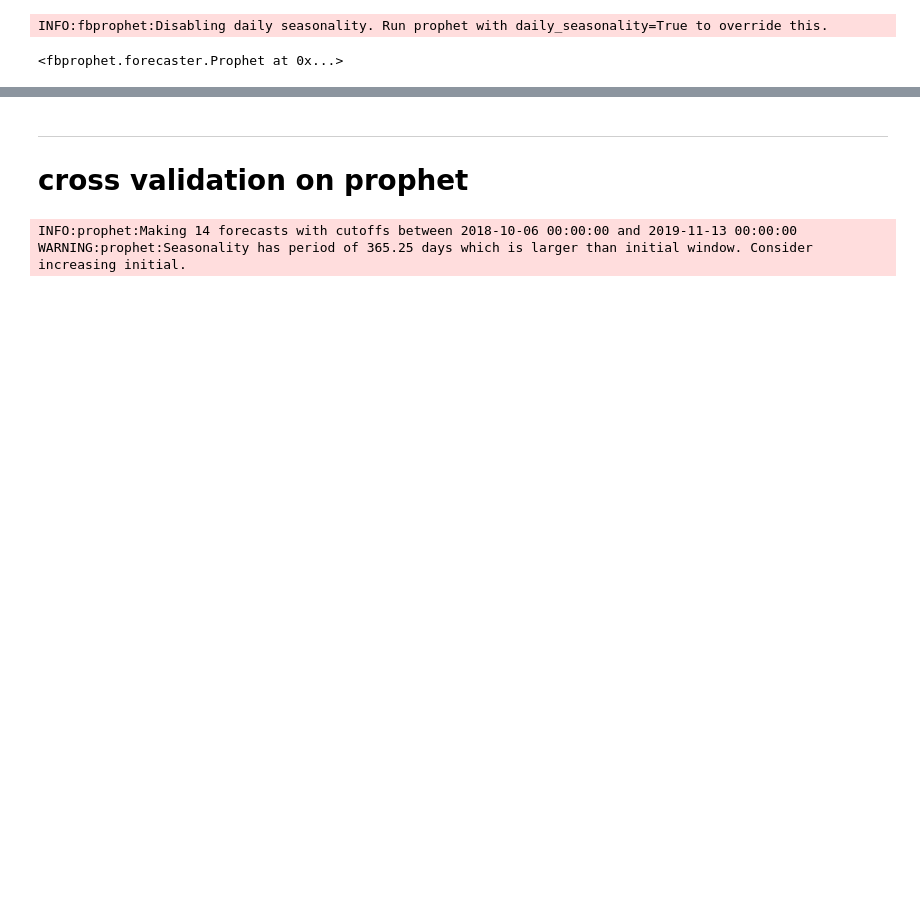
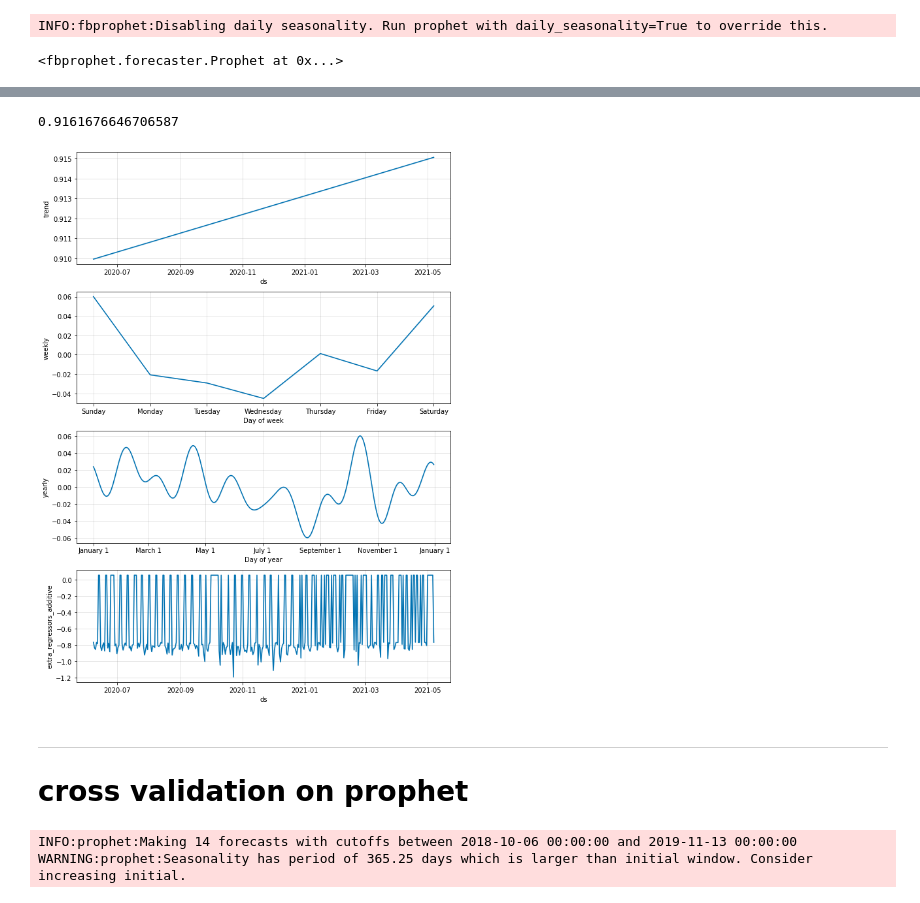
Before and after one commit to fyenne/play3_timeseries, a Jupyter notebook: hpi_out.ipynb, the cells around one changed output, grey strips where cells are left out. Drawn from its saved outputs; the diff is of its cells as text; code cells hidden in the pictures; blank space fills up the shorter version.

```diff
--- a/hpi_out.ipynb
+++ b/hpi_out.ipynb
@@ -343,3 +384,13 @@ mean_absolute_error(x_test1['y'], m.predict(x_test1)['yhat'])
+# %%
+# mean_absolute_error(x_test1['y'], m.predict(x_test1)['yhat'])
+accuracy_score(x_test1['y'],acc_score_data)
+# %% [output]
+0.9161676646706587
+# %%
+m.plot_components(m.predict(x_test1))
+plt.show()
+# %% [output]
+[figure, added]
 # %% [markdown]
 ---
 # cross validation on prophet
```
Also changed, not shown: parts of 30 cells of this notebook.
